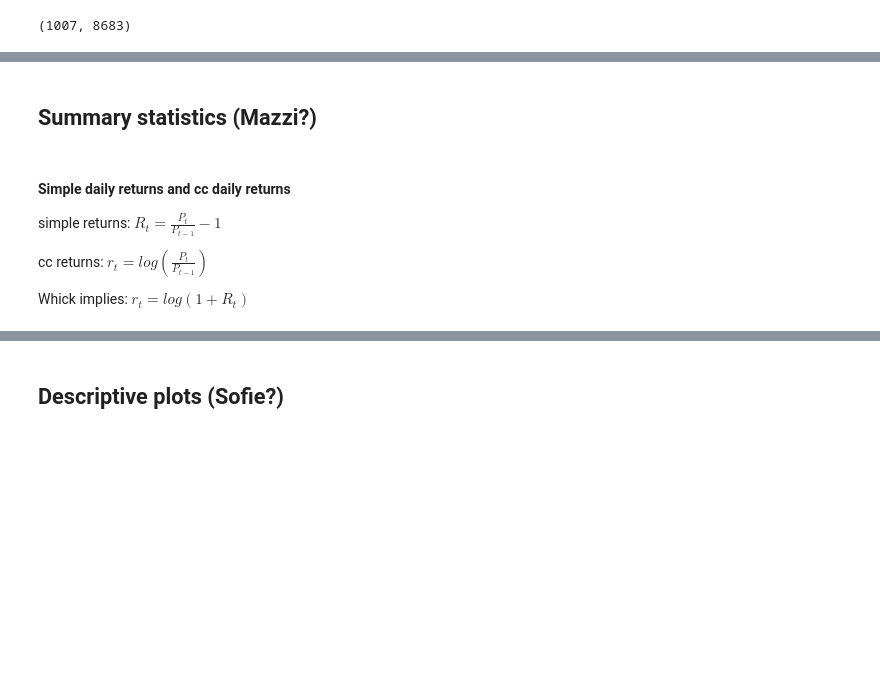
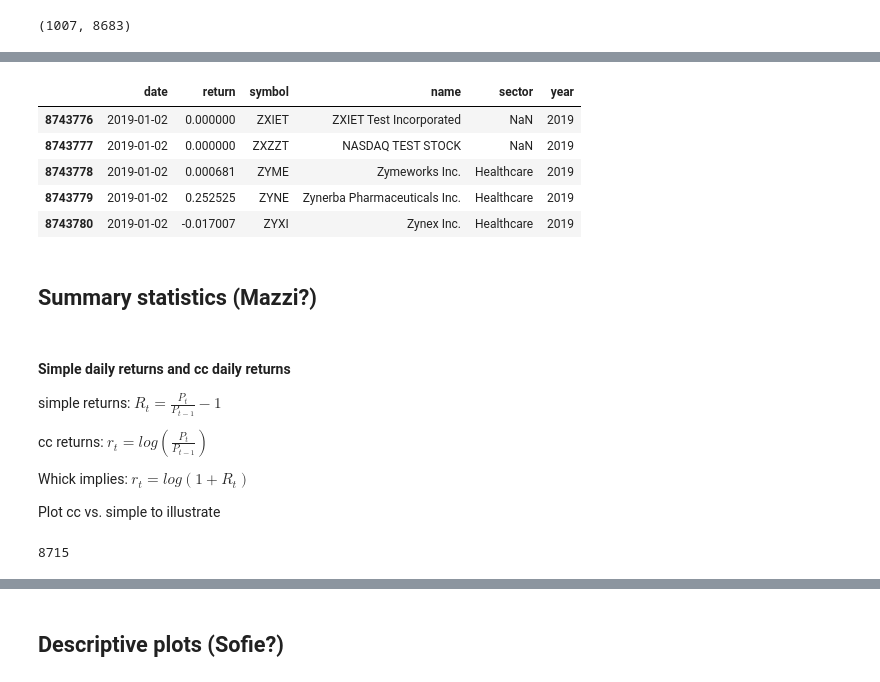
Before and after one commit to NumEconCopenhagen/projects-2019-wms, a Jupyter notebook: dataproject/dataProject.ipynb, the cells around one changed output, grey strips where cells are left out. Saved outputs shown, nothing was run; the diff lists cells and outputs as text; code cells hidden in the pictures; blank space fills up the shorter version.

```diff
--- a/dataproject/dataProject.ipynb
+++ b/dataproject/dataProject.ipynb
@@ -157,0 +184,14 @@ df_cc.shape #days and number of stocks
+# %%
+df_simple_long = df_simple.transpose() # transposing return data
+df_simple_long = pd.melt(df_simple_long.reset_index() ,id_vars='index',var_name='date', value_name='return') # make data long for later use
+df_simple_long = df_simple_long.merge(df_ticker[['symbol', 'name','sector']], how = 'left', left_on = 'index', right_on = 'symbol') # merging on sector
+df_simple_long['year'] = df_simple_long['date'].astype(str).str[:4] # Create new column with the year
+df_simple_long = df_simple_long.drop(columns=['index'])
+df_simple_long.tail()
+# %% [output]
+|  | date | return | symbol | name | sector | year |
+| 8743776 | 2019-01-02 | 0.000000 | ZXIET | ZXIET Test Incorporated | NaN | 2019 |
+| 8743777 | 2019-01-02 | 0.000000 | ZXZZT | NASDAQ TEST STOCK | NaN | 2019 |
+| 8743778 | 2019-01-02 | 0.000681 | ZYME | Zymeworks Inc. | Healthcare | 2019 |
+| 8743779 | 2019-01-02 | 0.252525 | ZYNE | Zynerba Pharmaceuticals Inc. | Healthcare | 2019 |
+| 8743780 | 2019-01-02 | -0.017007 | ZYXI | Zynex Inc. | Healthcare | 2019 |
@@ -164,3 +210,11 @@ simple returns: $R_t=\frac{P_t}{P_{t-1}}-1$
 cc returns: $r_t=log\left(\frac{P_t}{P_{t-1}}\right)$
 
 Whick implies: $r_t=log(1+R_t)$
+
+
+Plot cc vs. simple to illustrate
+# %%
+# Number of symbols
+print(df_ticker['symbol'].count()) # the data contains 8715 symbols
+# %% [output]
+8715
```
Also changed, not shown: parts of 28 cells of this notebook.
